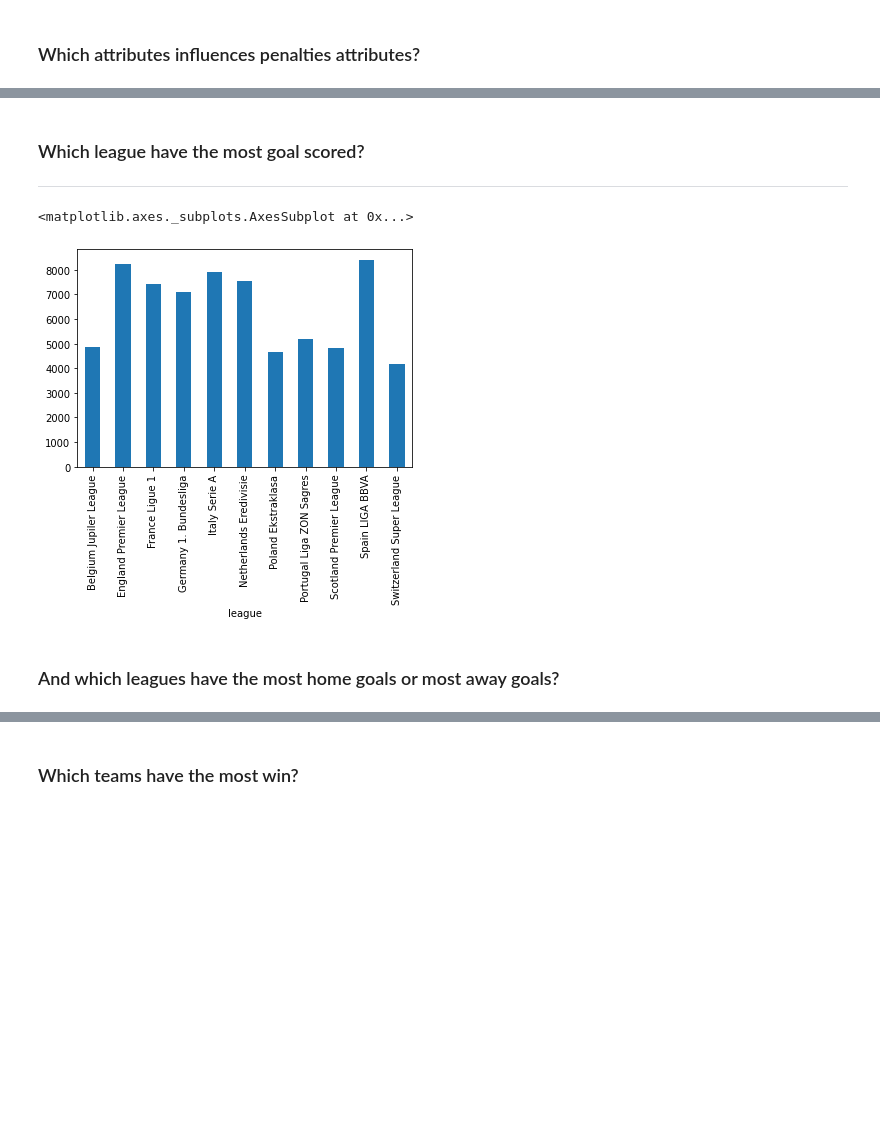
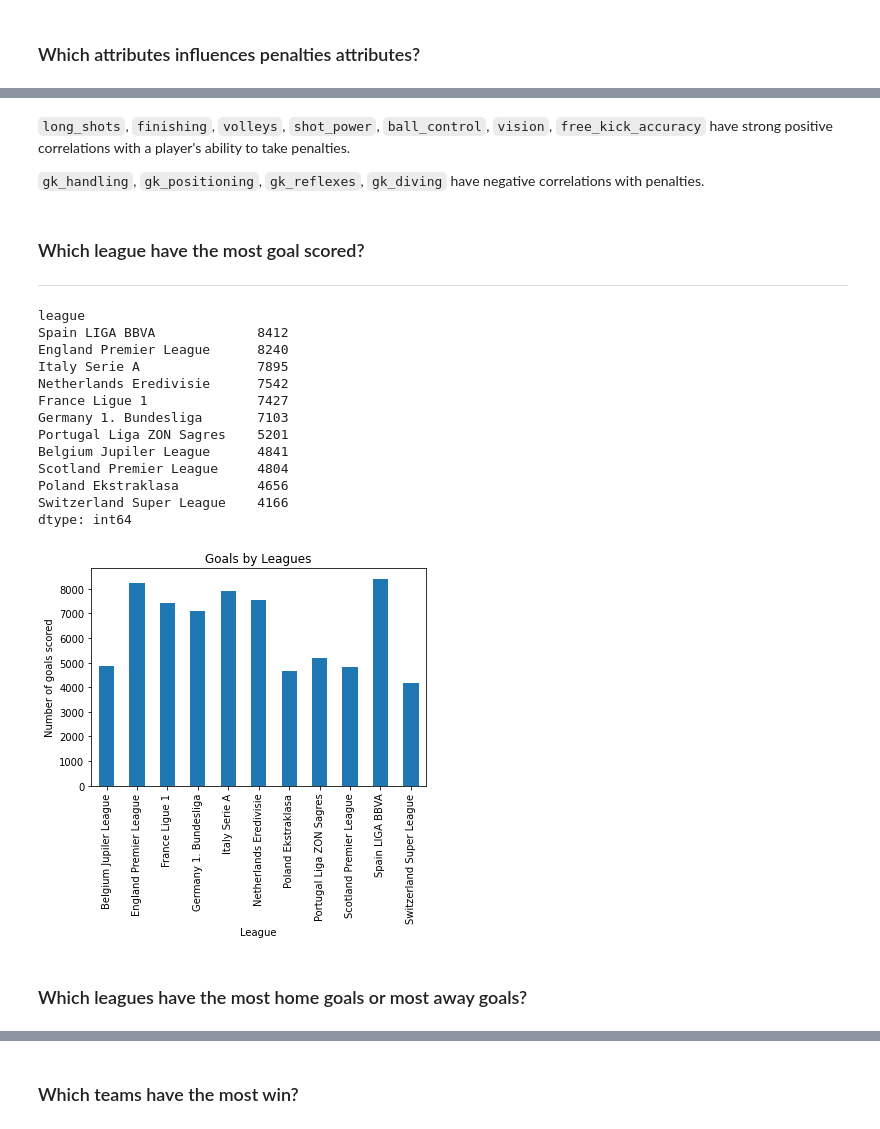
Before and after one commit to DaveOkpare/european-soccer-analysis, a Jupyter notebook: Investigate_a_Dataset.ipynb, the cells around one changed output, grey strips where cells are left out. Drawn from its saved outputs; the diff is of its cells as text; code cells hidden in the pictures; blank space fills up the shorter version.

```diff
--- a/Investigate_a_Dataset.ipynb
+++ b/Investigate_a_Dataset.ipynb
@@ -425,13 +463,38 @@ for i, col in enumerate(related_attributes):
+# %% [markdown]
+
+`long_shots`, `finishing`, `volleys`, `shot_power`, `ball_control`, `vision`, `free_kick_accuracy` have strong positive correlations with a player's ability to take penalties.
+
+
+`gk_handling`, `gk_positioning`, `gk_reflexes`, `gk_diving` have negative correlations with penalties.
 # %% [markdown]
 ### Which league have the most goal scored?
 
 ---
 # %%
-match_df.groupby(['league']).sum().sum(axis=1).plot(kind='bar')
+league_goals = match_df.groupby(['league']).sum().sum(axis=1)
+league_goals.sort_values(ascending=False)
 # %% [output]
-<matplotlib.axes._subplots.AxesSubplot at 0x...>
+league
+Spain LIGA BBVA             8412
+England Premier League      8240
+Italy Serie A               7895
+Netherlands Eredivisie      7542
+France Ligue 1              7427
+Germany 1. Bundesliga       7103
+Portugal Liga ZON Sagres    5201
+Belgium Jupiler League      4841
+Scotland Premier League     4804
+Poland Ekstraklasa          4656
+Switzerland Super League    4166
+dtype: int64
-[figure, removed]
+# %%
+league_goals.plot(kind='bar')
+plt.title('Goals by Leagues')
+plt.ylabel('Number of goals scored')
+plt.xlabel('League');
+# %% [output]
+[figure, added]
 # %% [markdown]
-### And which leagues have the most home goals or most away goals?
+### Which leagues have the most home goals or most away goals?
 # %%
 total_goals = match_df.groupby(['league']).sum().sum(axis=1).sum()
```
Also changed, not shown: parts of 60 cells of this notebook.
